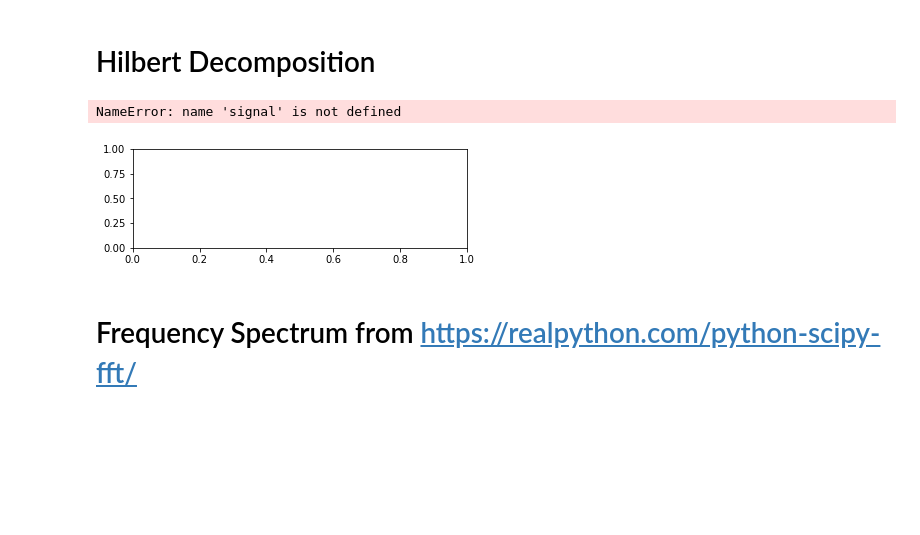
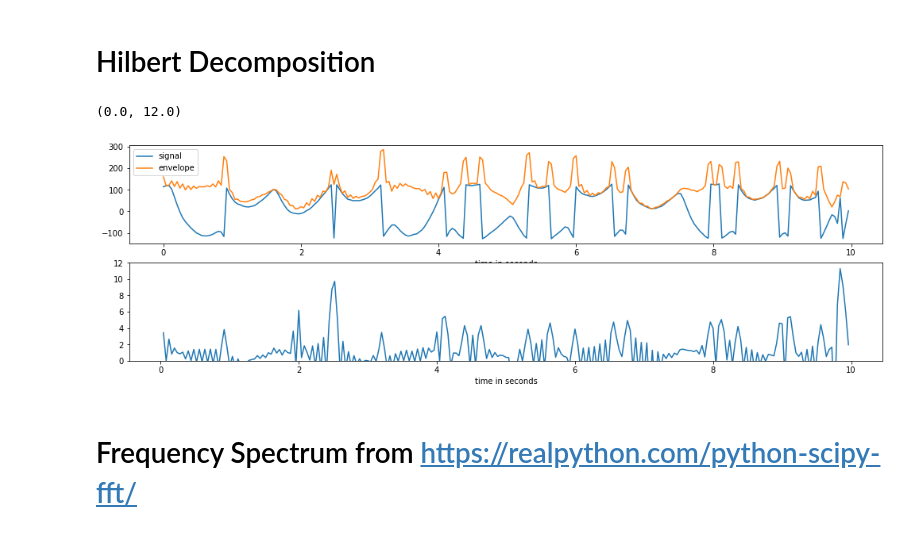
Before and after one commit to gaurav-95/PPG, a Jupyter notebook: Analyze_PPG.ipynb, the cells around one changed output. Cells and saved outputs as stored; diff of their text form; code cells hidden in the pictures; blank space fills up the shorter version.

```diff
--- a/Analyze_PPG.ipynb
+++ b/Analyze_PPG.ipynb
@@ -336,30 +336,32 @@ plt.plot(f[0:100])
 # %%
 import numpy as np
 import matplotlib.pyplot as plt
 from scipy.signal import hilbert, chirp
 
-duration = timediff
+duration = timediff+1
 fs = 25.0
+samples = int(fs*duration)
+t = np.arange(samples) / fs
 
 analytic_signal = hilbert(readings)
 amplitude_envelope = np.abs(analytic_signal)
 instantaneous_phase = np.unwrap(np.angle(analytic_signal))
 instantaneous_frequency = (np.diff(instantaneous_phase) /
                            (2.0*np.pi) * fs)
 
-fig = plt.figure()
+fig = plt.figure(figsize=(17,5))
 ax0 = fig.add_subplot(211)
-ax0.plot(t, signal, label='signal')
+ax0.plot(t, readings, label='signal')
 ax0.plot(t, amplitude_envelope, label='envelope')
 ax0.set_xlabel("time in seconds")
 ax0.legend()
 ax1 = fig.add_subplot(212)
 ax1.plot(t[1:], instantaneous_frequency)
 ax1.set_xlabel("time in seconds")
-ax1.set_ylim(0.0, 120.0)
+ax1.set_ylim(0.0, 12.0)
 # %% [output]
-NameError: name 'signal' is not defined
+(0.0, 12.0)
-[figure, old version]
+[figure, new version]
 # %% [markdown]
 # Frequency Spectrum from https://realpython.com/python-scipy-fft/
 # %%
```
Also changed, not shown: parts of 32 cells of this notebook.
